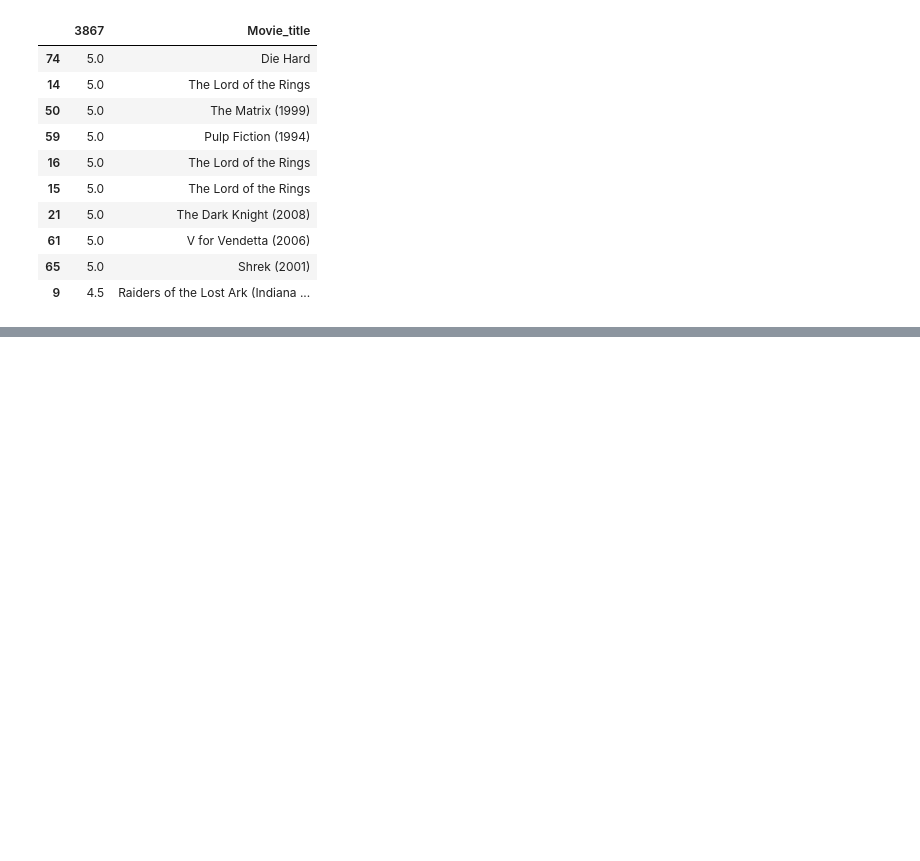
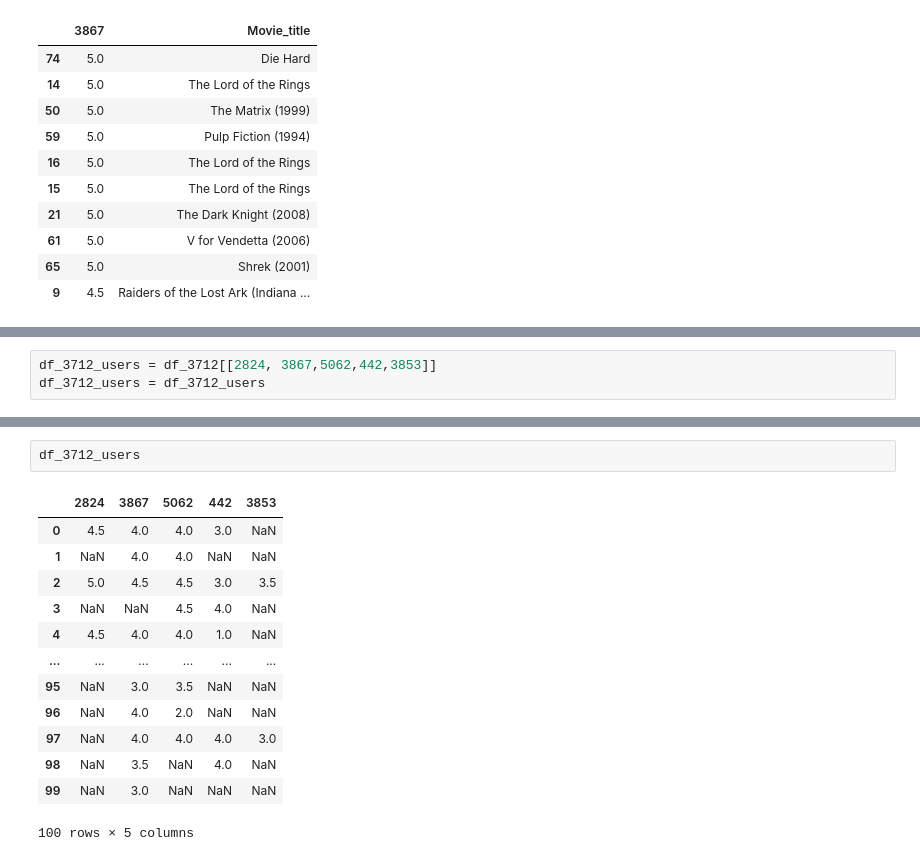
Before and after one commit to ali-d-nasseri/Recommender-System, a Jupyter notebook: Coursera Notes/Coursera project.ipynb, the cells around one changed output, grey strips where cells are left out. Saved outputs shown, nothing was run; the diff lists cells and outputs as text; blank space fills up the shorter version.

```diff
--- a/Coursera Notes/Coursera project.ipynb
+++ b/Coursera Notes/Coursera project.ipynb
@@ -166,0 +251,3 @@ df[[3867, 'Movie_title']].sort_values(by = 3867, ascending = False).head(10)
+# %%
+df_3712_users = df_3712[[2824, 3867,5062,442,3853]]
+df_3712_users = df_3712_users
@@ -166,0 +290,16 @@ df[[3867, 'Movie_title']].sort_values(by = 3867, ascending = False).head(10)
+# %%
+df_3712_users
+# %% [output]
+|  | 2824 | 3867 | 5062 | 442 | 3853 |
+| 0 | 4.5 | 4.0 | 4.0 | 3.0 | NaN |
+| 1 | NaN | 4.0 | 4.0 | NaN | NaN |
+| 2 | 5.0 | 4.5 | 4.5 | 3.0 | 3.5 |
+| 3 | NaN | NaN | 4.5 | 4.0 | NaN |
+| 4 | 4.5 | 4.0 | 4.0 | 1.0 | NaN |
+| ... | ... | ... | ... | ... | ... |
+| 95 | NaN | 3.0 | 3.5 | NaN | NaN |
+| 96 | NaN | 4.0 | 2.0 | NaN | NaN |
+| 97 | NaN | 4.0 | 4.0 | 4.0 | 3.0 |
+| 98 | NaN | 3.5 | NaN | 4.0 | NaN |
+| 99 | NaN | 3.0 | NaN | NaN | NaN |
+100 rows × 5 columns
```
Also changed, not shown: parts of 35 cells of this notebook.
